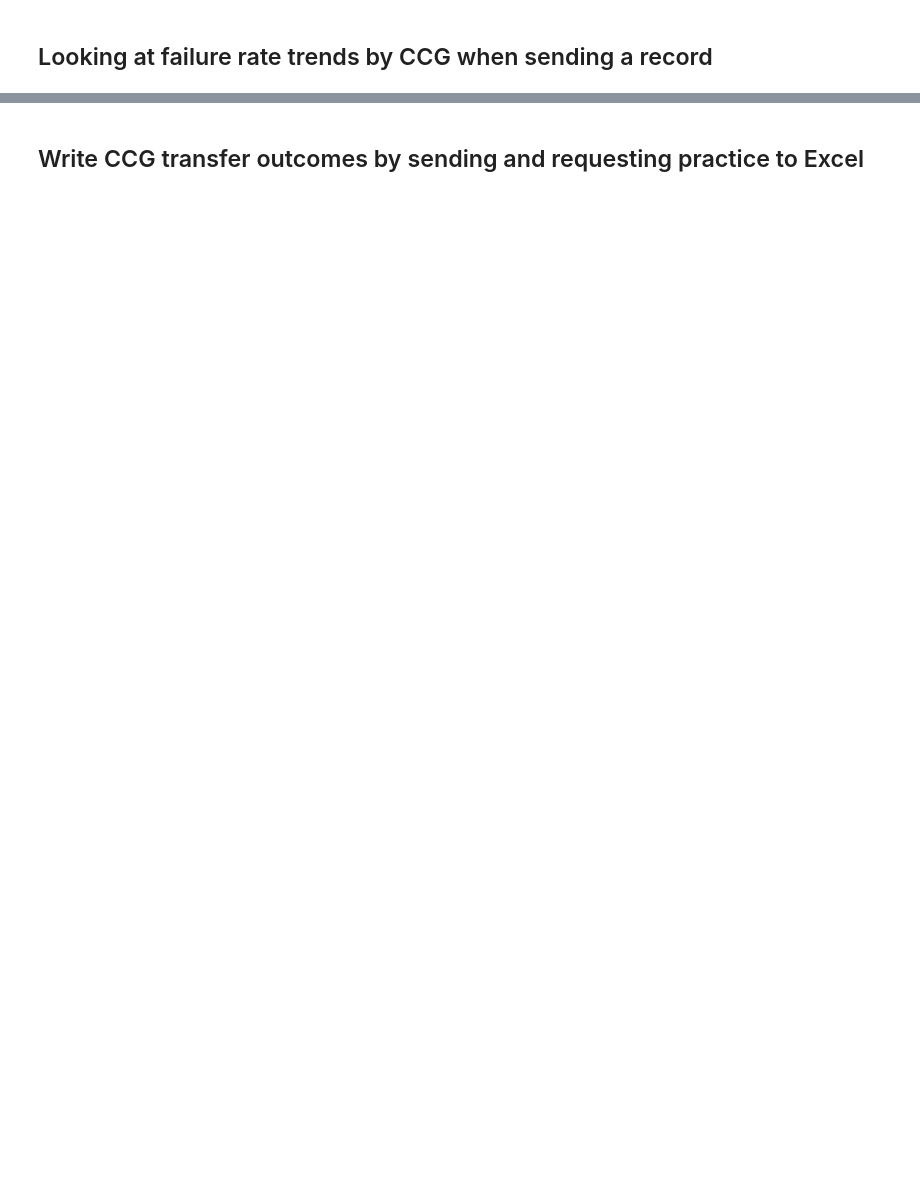
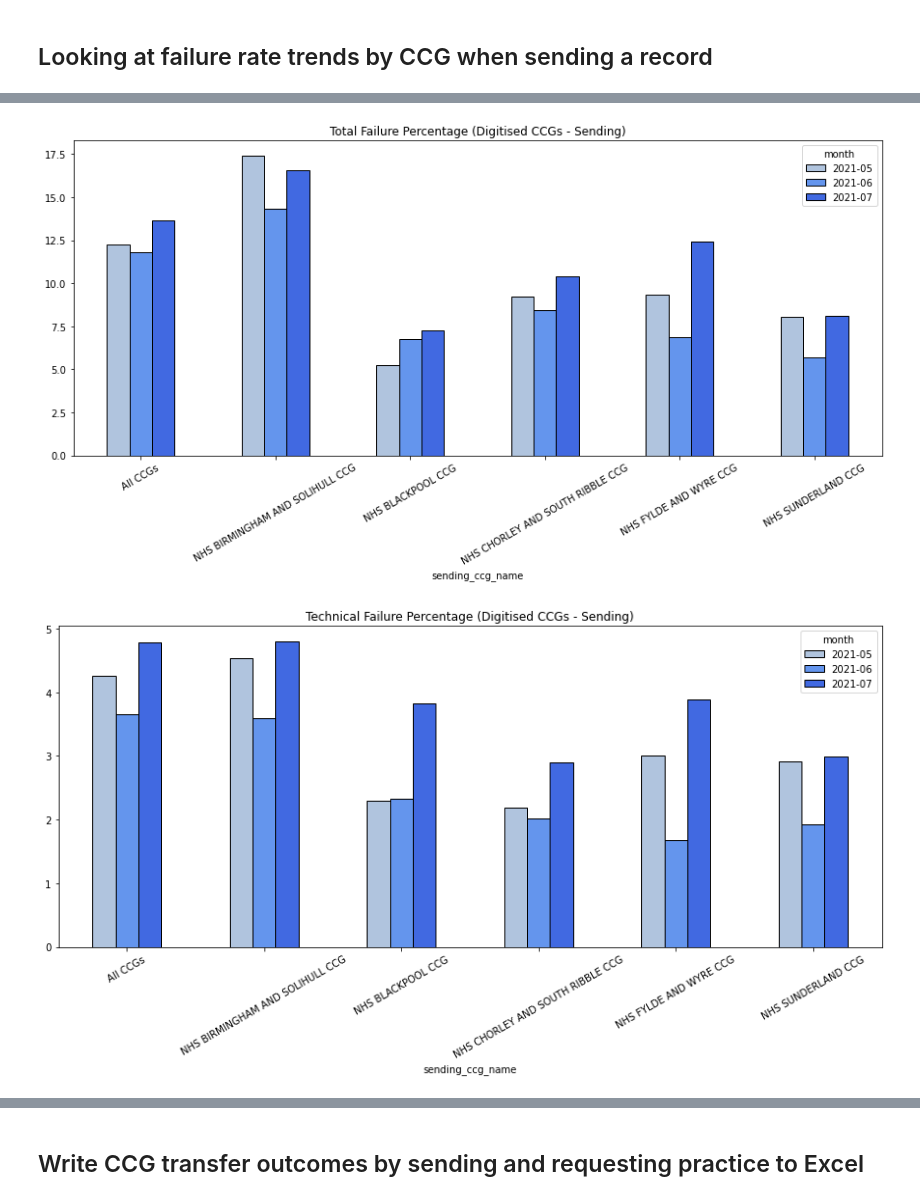
Before and after one commit to nhsconnect/prm-gp2gp-data-sandbox, a Jupyter notebook: notebooks/66-PRMT-2332--lloyd-george-digitisation-ccgs-failure-rates.ipynb, the cells around one changed output, grey strips where cells are left out. Cells and saved outputs as stored; diff of their text form; code cells hidden in the pictures; blank space fills up the shorter version.

```diff
--- a/notebooks/66-PRMT-2332--lloyd-george-digitisation-ccgs-failure-rates.ipynb
+++ b/notebooks/66-PRMT-2332--lloyd-george-digitisation-ccgs-failure-rates.ipynb
@@ -163,0 +155,6 @@ requesting_practice_lg_transfers
+# %%
+sending_ccgs_monthly=generate_monthly_outcome_breakdown(
+    transfers=sending_transfers_of_interest,
+    columns=["sending_ccg_name", "month"]
+)
+sending_ccgs_monthly
@@ -206,0 +260,21 @@ requesting_grouped.unstack().plot(kind='bar', y='Unclassified failure percentage
+# %%
+def sending_ccg_barplot(column_name, title):
+    (
+        pd
+            .concat({'All CCGs': national_metrics_monthly}, names=['sending_ccg_name'])
+            .append(sending_ccgs_monthly)
+            .unstack()
+            .plot(
+                y=column_name,
+                title=title,
+                **barplot_config
+            )
+    )
+
+sending_ccg_barplot('ALL_FAILURE %', 'Total Failure Percentage (Digitised CCGs - Sending)')
+sending_ccg_barplot('TECHNICAL_FAILURE %', 'Technical Failure Percentage (Digitised CCGs - Sending)')
+sending_ccg_barplot('PROCESS_FAILURE %', 'Process Failure Percentage (Digitised CCGs - Sending)')
+sending_ccg_barplot('UNCLASSIFIED_FAILURE %', 'Unlassified Failure Percentage (Digitised CCGs - Sending)')
+# %% [output]
+[figure, added]
+[figure, added]
```
Also changed, not shown: parts of 31 cells of this notebook.
